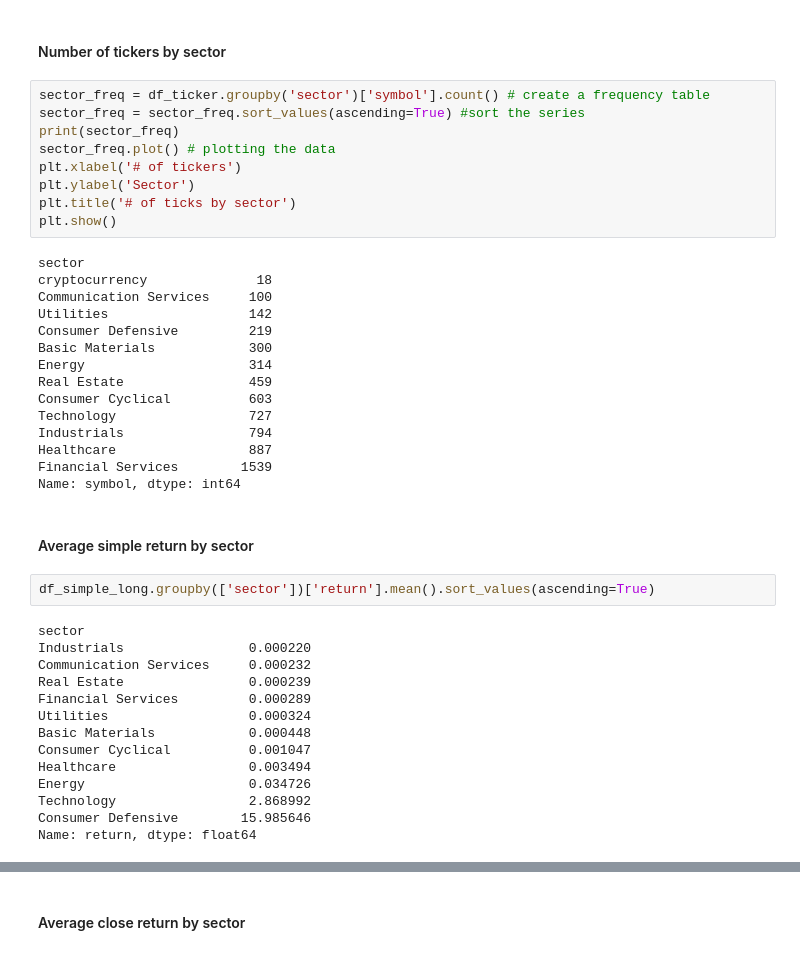
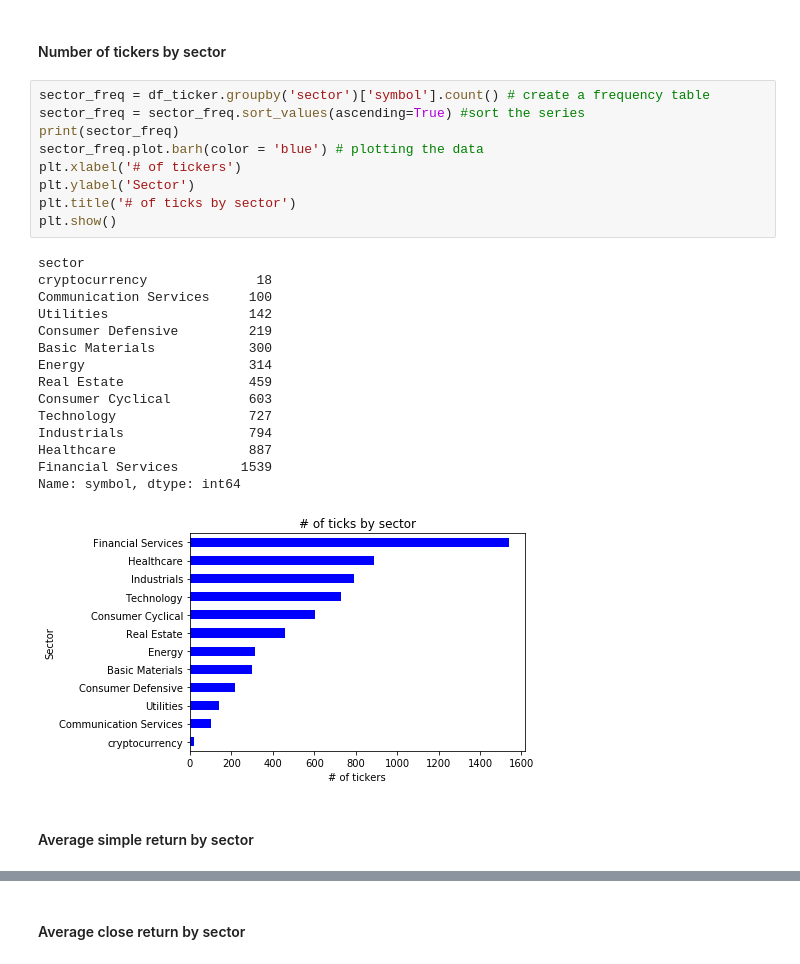
Before and after one commit to NumEconCopenhagen/projects-2019-wms, a Jupyter notebook: dataproject/dataProject.ipynb, the cells around one changed output, grey strips where cells are left out. Saved outputs shown, nothing was run; the diff lists cells and outputs as text.

Commit message:
added a number of plots

```diff
--- a/dataproject/dataProject.ipynb
+++ b/dataproject/dataProject.ipynb
@@ -236,45 +233,30 @@ Name: symbol, dtype: int64
 # %%
 sector_freq = df_ticker.groupby('sector')['symbol'].count() # create a frequency table
 sector_freq = sector_freq.sort_values(ascending=True) #sort the series
 print(sector_freq)
-sector_freq.plot() # plotting the data
+sector_freq.plot.barh(color = 'blue') # plotting the data
 plt.xlabel('# of tickers')
 plt.ylabel('Sector')
 plt.title('# of ticks by sector')
 plt.show()
 # %% [output]
 sector
 cryptocurrency              18
 Communication Services     100
 Utilities                  142
 Consumer Defensive         219
 Basic Materials            300
 Energy                     314
 Real Estate                459
 Consumer Cyclical          603
 Technology                 727
 Industrials                794
 Healthcare                 887
 Financial Services        1539
 Name: symbol, dtype: int64
+[figure, added]
 # %% [markdown]
 #### Average simple return by sector
-# %%
-df_simple_long.groupby(['sector'])['return'].mean().sort_values(ascending=True)
-# %% [output]
-sector
-Industrials                0.000220
-Communication Services     0.000232
-Real Estate                0.000239
-Financial Services         0.000289
-Utilities                  0.000324
-Basic Materials            0.000448
-Consumer Cyclical          0.001047
-Healthcare                 0.003494
-Energy                     0.034726
-Technology                 2.868992
-Consumer Defensive        15.985646
-Name: return, dtype: float64
 # %%
 simple_return_sector = df_simple_long.groupby(['sector'])['return'].mean().sort_values(ascending=True)
 print(simple_return_sector )
```
Also changed, not shown: parts of 4 cells of this notebook.
